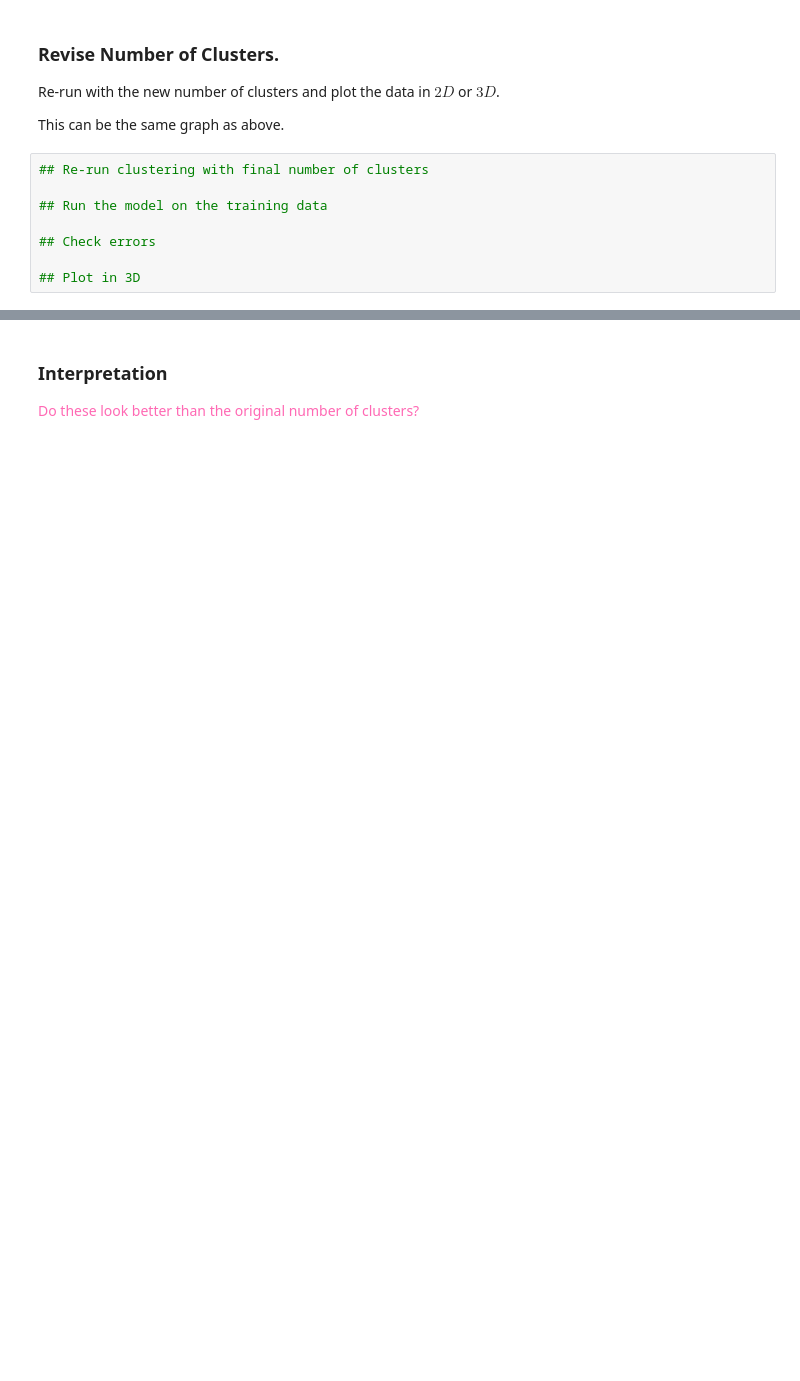
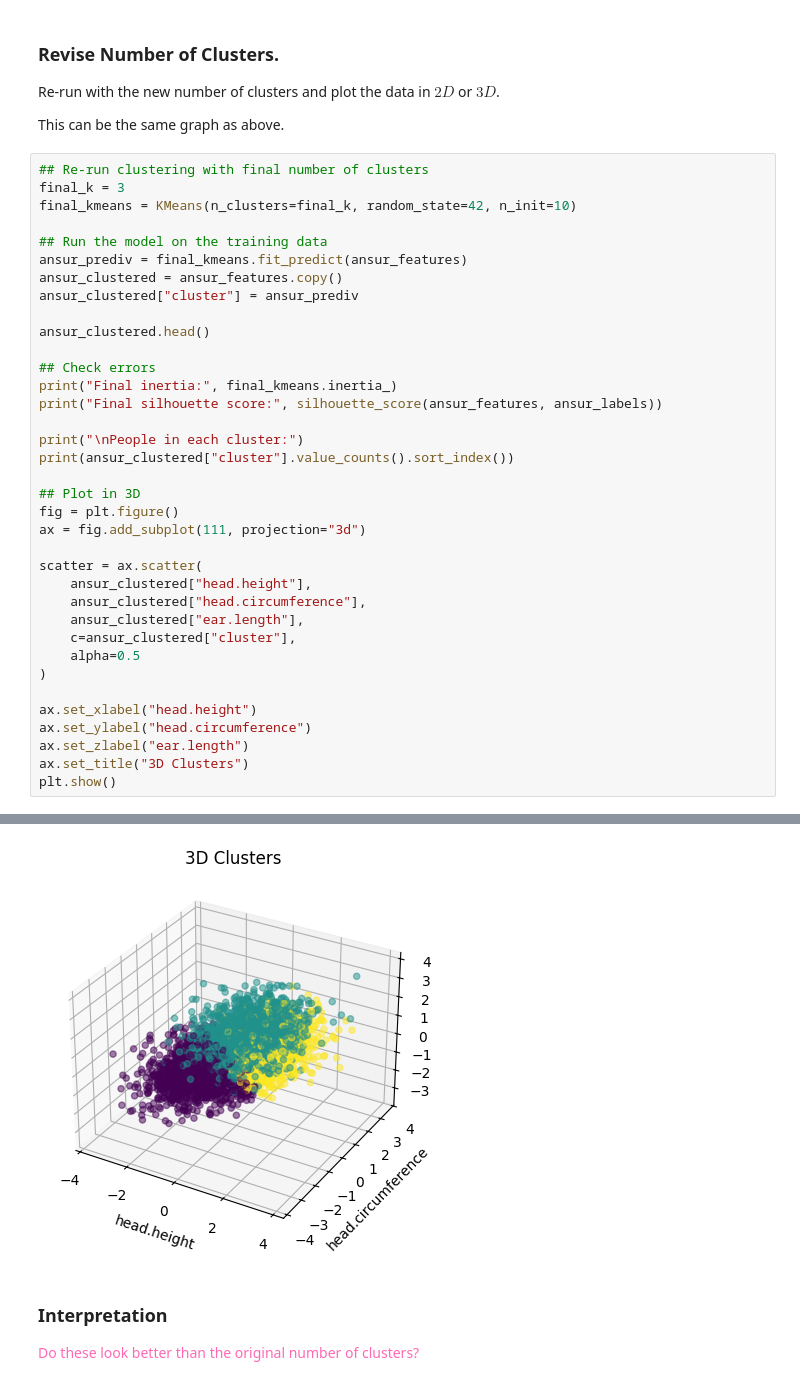
Before and after one commit to Seoyoung-2026S-AML/Homework08, a Jupyter notebook: Homework08.ipynb, the cells around one changed output, grey strips where cells are left out. Cells and saved outputs as stored; diff of their text form; blank space fills up the shorter version.

```diff
--- a/Homework08.ipynb
+++ b/Homework08.ipynb
@@ -153,11 +218,40 @@ How many clusters should we use ? Why ?
 Re-run with the new number of clusters and plot the data in $2D$ or $3D$.
 
 This can be the same graph as above.
-# %%
-## Re-run clustering with final number of clusters
-
-## Run the model on the training data
-
-## Check errors
-
-## Plot in 3D
+# %%
+## Re-run clustering with final number of clusters
+final_k = 3
+final_kmeans = KMeans(n_clusters=final_k, random_state=42, n_init=10)
+
+## Run the model on the training data
+ansur_prediv = final_kmeans.fit_predict(ansur_features)
+ansur_clustered = ansur_features.copy()
+ansur_clustered["cluster"] = ansur_prediv
+
+ansur_clustered.head()
+
+## Check errors
+print("Final inertia:", final_kmeans.inertia_)
+print("Final silhouette score:", silhouette_score(ansur_features, ansur_labels))
+
+print("\nPeople in each cluster:")
+print(ansur_clustered["cluster"].value_counts().sort_index())
+
+## Plot in 3D
+fig = plt.figure()
+ax = fig.add_subplot(111, projection="3d")
+
+scatter = ax.scatter(
+    ansur_clustered["head.height"],
+    ansur_clustered["head.circumference"],
+    ansur_clustered["ear.length"],
+    c=ansur_clustered["cluster"],
+    alpha=0.5
+)
+
+ax.set_xlabel("head.height")
+ax.set_ylabel("head.circumference")
+ax.set_zlabel("ear.length")
+ax.set_title("3D Clusters")
+plt.show()
+# %% [output]
@@ -164,3 +267,4 @@ This can be the same graph as above.
+[figure, added]
 # %% [markdown]
 ### Interpretation
 
```
Also changed, not shown: parts of 19 cells of this notebook.
